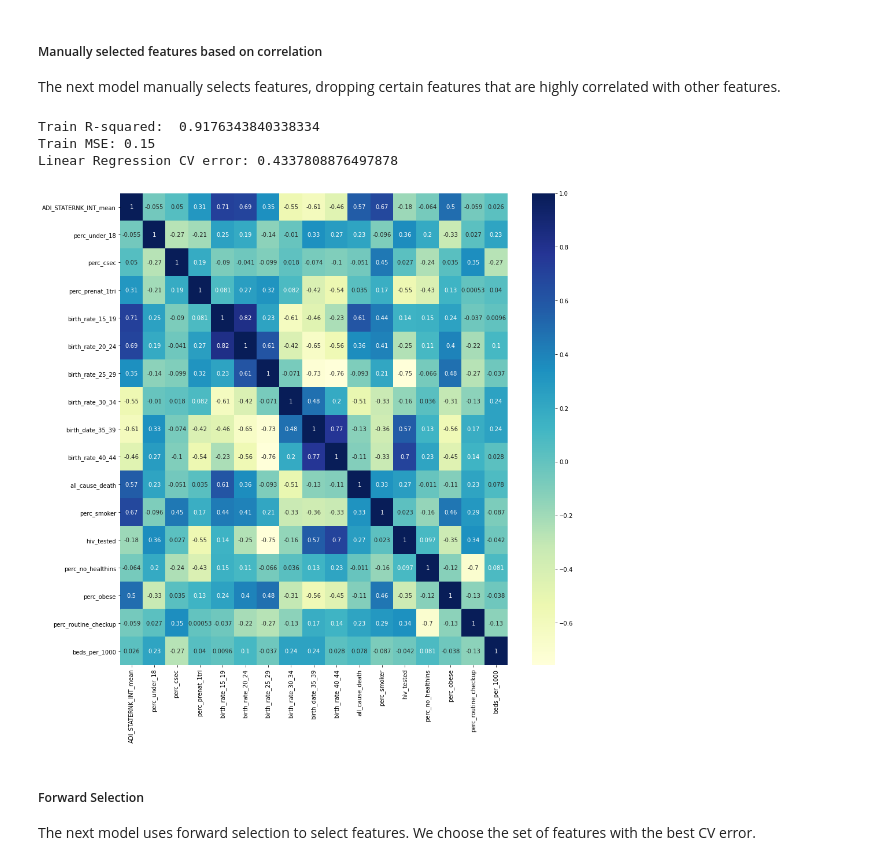
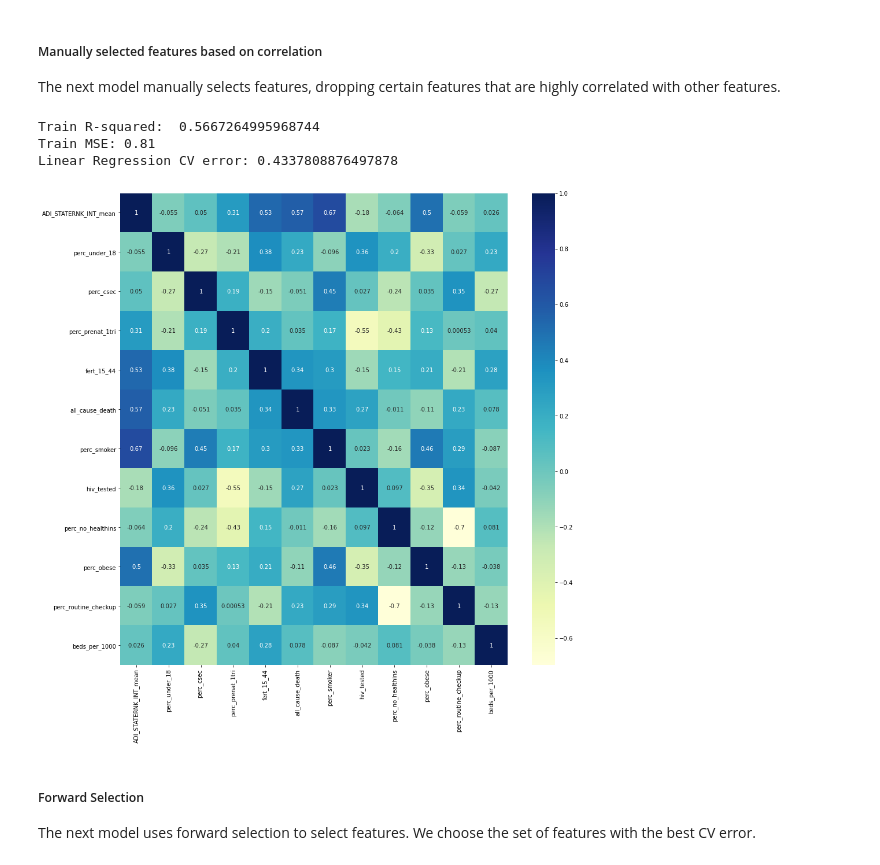
Before and after one commit to cleung-2/dabp_final, a Jupyter notebook: LinearRegression_11_29.ipynb, the cells around one changed output. Cells and saved outputs as stored; diff of their text form; code cells hidden in the pictures.

```diff
--- a/LinearRegression_11_29.ipynb
+++ b/LinearRegression_11_29.ipynb
@@ -119,29 +119,29 @@ Linear Regression CV error: 0.4337808876497878
 
 The next model manually selects features, dropping certain features that are highly correlated with other features.
 # %%
-X_train_corr  = X_train.drop(columns = ['population_White', 'perc_non_smoke', 'population_Black', 'population_Native', 'population_Asian', 'population_NativeHawaiian_PacificIslander', 'population_OtherRace', 'admission_per_1000', 'gono_per_100000',
-                                        'chlam_per_100000', 'population', 'fert_15_44', 'pop_change_2010', 'inpatient_occupancy_rate'])
-X_test_corr  = X_test.drop(columns = ['population_White', 'perc_non_smoke', 'population_Black', 'population_Native', 'population_Asian', 'population_NativeHawaiian_PacificIslander', 'population_OtherRace', 'admission_per_1000', 'gono_per_100000',
-                                      'chlam_per_100000','population', 'fert_15_44', 'pop_change_2010', 'inpatient_occupancy_rate'])
+X_train_corr  = X_train.drop(columns = ['population', 'population_White', 'perc_non_smoke', 'population_Black', 'population_Native', 'population_Asian', 'population_NativeHawaiian_PacificIslander', 'population_OtherRace', 'admission_per_1000', 'gono_per_100000',
+                                        'chlam_per_100000', 'birth_rate_15_19', 'birth_rate_20_24', 'birth_rate_25_29', 'birth_rate_30_34', 'birth_date_35_39', 'birth_rate_40_44', 'pop_change_2010', 'inpatient_occupancy_rate'])
+X_test_corr  = X_test.drop(columns = ['population', 'population_White', 'perc_non_smoke', 'population_Black', 'population_Native', 'population_Asian', 'population_NativeHawaiian_PacificIslander', 'population_OtherRace', 'admission_per_1000', 'gono_per_100000',
+                                        'chlam_per_100000', 'pop_change_2010','birth_rate_15_19', 'birth_rate_20_24', 'birth_rate_25_29', 'birth_rate_30_34', 'birth_date_35_39', 'birth_rate_40_44', 'inpatient_occupancy_rate'])
 
 lm = LinearRegression() #creating linear regression object
-lm.fit(X_train, y_train) #fitting train data to model
-print("Train R-squared: ", lm.score(X_train, y_train)) #getting train model R-squared
-print("Train MSE: %.2f"% mean_squared_error(y_train, lm.predict(X_train))) #getting MSE for train data!
+lm.fit(X_train_corr, y_train) #fitting train data to model
+print("Train R-squared: ", lm.score(X_train_corr, y_train)) #getting train model R-squared
+print("Train MSE: %.2f"% mean_squared_error(y_train, lm.predict(X_train_corr))) #getting MSE for train data!
 
 cross_val = KFold(n_splits=10, random_state=None, shuffle=False) #creating k-fold cross validation object
-score_lm = cross_val_score(lm, X_train, y_train,
+score_lm = cross_val_score(lm, X_train_corr, y_train,
                              scoring="neg_mean_squared_error", cv=cross_val, n_jobs=-1) #getting CV scores for linear regression
 lm_MSE_CV_corr = np.abs(np.mean(score_lm)) #getting average CV error for linear regression
 print("Linear Regression CV error:", lm_MSE_CV) #printing average CV error for linear regression
 
 fig, ax = plt.subplots(figsize=(15,15))
 heatmap = sns.heatmap(X_train_corr.corr(), cmap="YlGnBu", annot=True)
 # %% [output]
-Train R-squared:  0.9176343840338334
-Train MSE: 0.15
+Train R-squared:  0.5667264995968744
+Train MSE: 0.81
 Linear Regression CV error: 0.4337808876497878
-[figure, old version]
+[figure, new version]
 # %% [markdown]
 ##### Forward Selection
 
```
Also changed, not shown: parts of 5 cells of this notebook.
